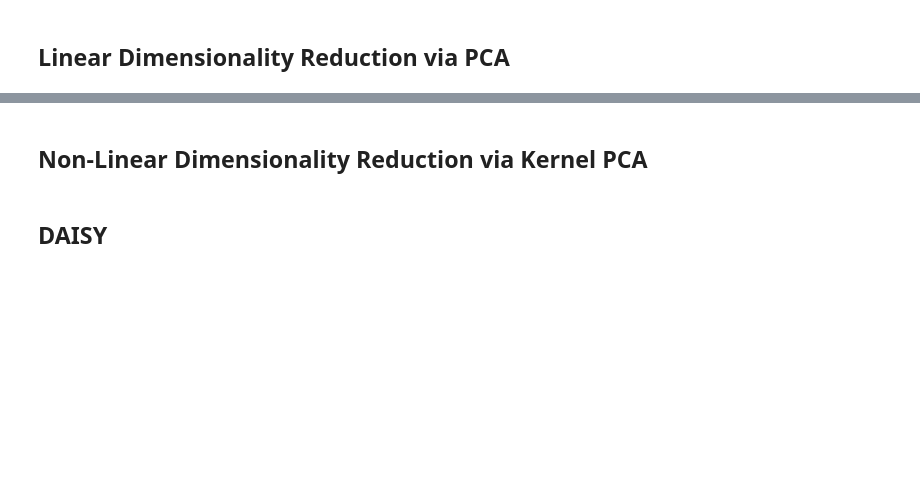
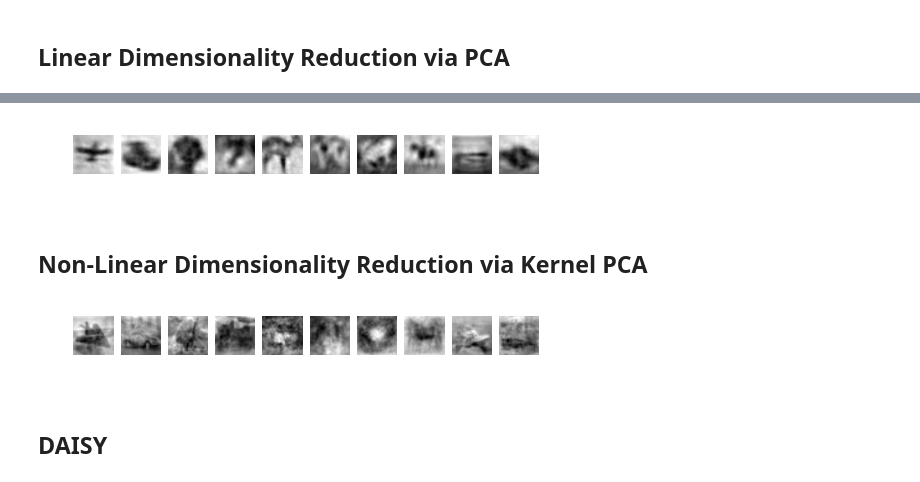
Before and after one commit to Regum/MLP-Appel-Hawkins, a Jupyter notebook: lab3/Report3.ipynb, the cells around one changed output, grey strips where cells are left out. Cells and saved outputs as stored; diff of their text form; code cells hidden in the pictures; blank space fills up the shorter version.

```diff
--- a/lab3/Report3.ipynb
+++ b/lab3/Report3.ipynb
@@ -86,12 +98,13 @@ for label in range(numlabels):
 # %%
 f, axes = plt.subplots(1, numlabels)
 for label in range(numlabels):
     axis = axes[label] if numlabels > 1 else axes
-    eigenpics = pcas[label][1].components_.reshape((n_comps, 32, 32))
     np.random.shuffle(pcas[label][0])
-    recd = pca.inverse_transform(pca.transform(pcas[label][0][0].reshape(1, -1)))
+    recd = pcas[label][1].inverse_transform(pcas[label][1].transform(pcas[label][0][0].reshape(1, -1)))
     axis.axis('off')
     axis.imshow(recd.reshape((32,32)), cmap=plt.cm.gray)
+# %% [output]
+[figure, added]
 # %% [markdown]
 ## Non-Linear Dimensionality Reduction via Kernel PCA
 # %%
@@ -117,9 +130,12 @@ for label in range(numlabels):
 f, axes = plt.subplots(1, numlabels)
 for label in range(numlabels):
     axis = axes[label] if numlabels > 1 else axes
-    #np.random.shuffle(kpcas[label][0])
+    np.random.shuffle(pcas[label][0])
+    recd = kpcas[label][1].inverse_transform(kpcas[label][1].transform(kpcas[label][0][0].reshape(1, -1)))
     axis.axis('off')
     axis.imshow(recd.reshape((32,32)), cmap=plt.cm.gray)
+# %% [output]
+[figure, added]
 # %% [markdown]
 ## DAISY
 # %%
```
Also changed, not shown: parts of 7 cells of this notebook.
